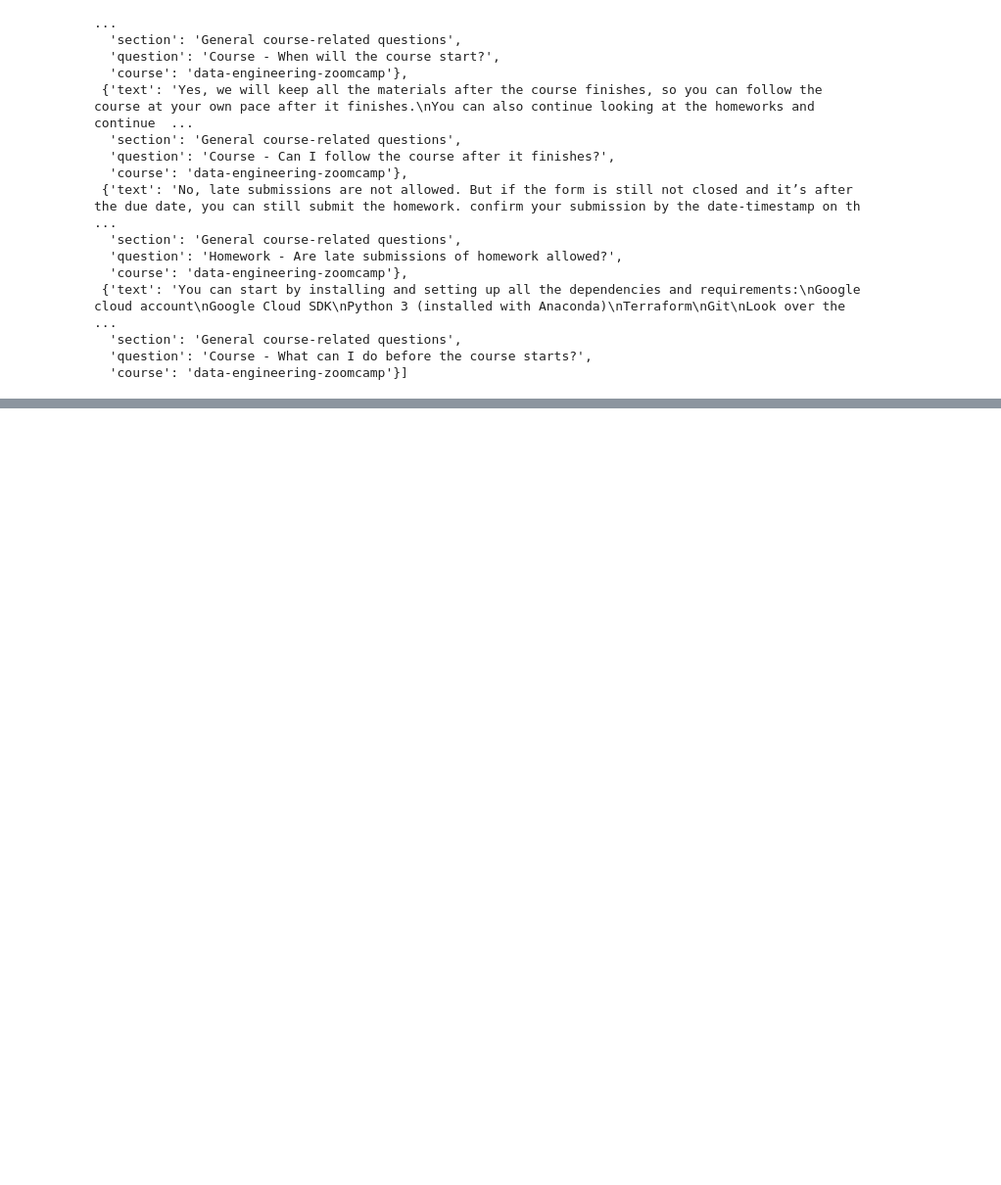
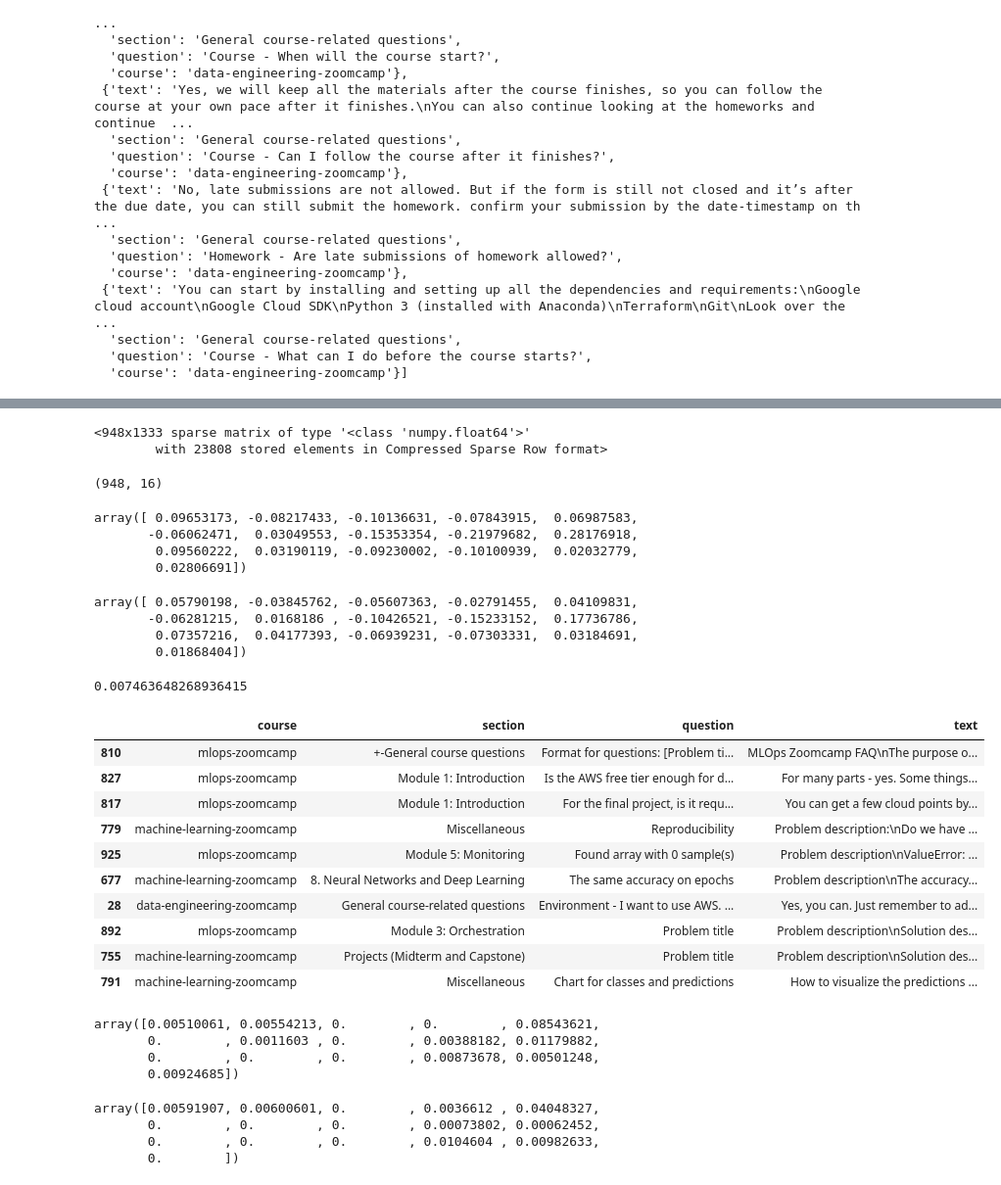
Before and after one commit to zstankow/FAQ_search_engine, a Jupyter notebook: Untitled.ipynb, the cells around one changed output, grey strips where cells are left out. Shown at 98% size. Cells and saved outputs as stored; diff of their text form; code cells hidden in the pictures; blank space fills up the shorter version.

```diff
--- a/Untitled.ipynb
+++ b/Untitled.ipynb
@@ -421,0 +428,59 @@ index.search(
+# %%
+X
+# X has 1333 dimensions. we could reduce this to 16 or something else much smaller
+# %% [output]
+<948x1333 sparse matrix of type '<class 'numpy.float64'>'
+        with 23808 stored elements in Compressed Sparse Row format>
+# %%
+from sklearn.decomposition import TruncatedSVD
+
+X = matrices['text']
+cv = vectorizers['text']
+
+svd = TruncatedSVD(n_components=16)
+X_emb = svd.fit_transform(X)
+
+X_emb.shape
+# %% [output]
+(948, 16)
+# %%
+X_emb[0]
+# instead of a lot of 0s, we have a dense representation (called an 'embedding')
+# when we reduce the dimensionality, svd tries to preserve as much original information as possible
+# therefore, synonyms like 'signup' or 'enroll' are grouped together. So in this way we capture the semantic similarities between words
+# %% [output]
+array([ 0.09653173, -0.08217433, -0.10136631, -0.07843915,  0.06987583,
+       -0.06062471,  0.03049553, -0.15353354, -0.21979682,  0.28176918,
+        0.09560222,  0.03190119, -0.09230002, -0.10100939,  0.02032779,
+        0.02806691])
+# %%
+query = 'I just signed up. Is it too late to join the course?'
+
+Q = cv.transform([query]) # creates sparse matrix from Tfidf vectorizer
+Q_emb = svd.transform(Q) # turn matrix into dense vector
+Q_emb[0]
+# %% [output]
+array([ 0.05790198, -0.03845762, -0.05607363, -0.02791455,  0.04109831,
+       -0.06281215,  0.0168186 , -0.10426521, -0.15233152,  0.17736786,
+        0.07357216,  0.04177393, -0.06939231, -0.07303331,  0.03184691,
+        0.01868404])
+# %%
+np.dot(X_emb[0], Q_emb[0])
+# %% [output]
+0.007463648268936415
+# %%
+score = cosine_similarity(X_emb, Q_emb).flatten()
+idx = np.argsort(-score)[:10]
+df.loc[idx]
+# %% [output]
+|  | course | section | question | text |
+| 810 | mlops-zoomcamp | +-General course questions | Format for questions: [Problem ti... | MLOps Zoomcamp FAQ\nThe purpose o... |
+| 827 | mlops-zoomcamp | Module 1: Introduction | Is the AWS free tier enough for d... | For many parts - yes. Some things... |
+| 817 | mlops-zoomcamp | Module 1: Introduction | For the final project, is it requ... | You can get a few cloud points by... |
+| 779 | machine-learning-zoomcamp | Miscellaneous | Reproducibility | Problem description:\nDo we have ... |
+| 925 | mlops-zoomcamp | Module 5: Monitoring | Found array with 0 sample(s) | Problem description\nValueError: ... |
+| 677 | machine-learning-zoomcamp | 8. Neural Networks and Deep Learning | The same accuracy on epochs | Problem description\nThe accuracy... |
+| 28 | data-engineering-zoomcamp | General course-related questions | Environment - I want to use AWS. ... | Yes, you can. Just remember to ad... |
+| 892 | mlops-zoomcamp | Module 3: Orchestration | Problem title | Problem description\nSolution des... |
+| 755 | machine-learning-zoomcamp | Projects (Midterm and Capstone) | Problem title | Problem description\nSolution des... |
+| 791 | machine-learning-zoomcamp | Miscellaneous | Chart for classes and predictions | How to visualize the predictions ... |
@@ -421,0 +490,10 @@ index.search(
+# %%
+from sklearn.decomposition import NMF
+nmf = NMF(n_components=16)
+X_emb = nmf.fit_transform(X)
+X_emb[0]
+# %% [output]
+array([0.00510061, 0.00554213, 0.        , 0.        , 0.08543621,
+       0.        , 0.0011603 , 0.        , 0.00388182, 0.01179882,
+       0.        , 0.        , 0.        , 0.00873678, 0.00501248,
+       0.00924685])
@@ -421,0 +502,9 @@ index.search(
+# %%
+Q = cv.transform([query])
+Q_emb = nmf.transform(Q)
+Q_emb[0]
+# %% [output]
+array([0.00591907, 0.00600601, 0.        , 0.0036612 , 0.04048327,
+       0.        , 0.        , 0.        , 0.00073802, 0.00062452,
+       0.        , 0.        , 0.        , 0.0104604 , 0.00982633,
+       0.        ])
```
Also changed, not shown: parts of 16 cells of this notebook.
